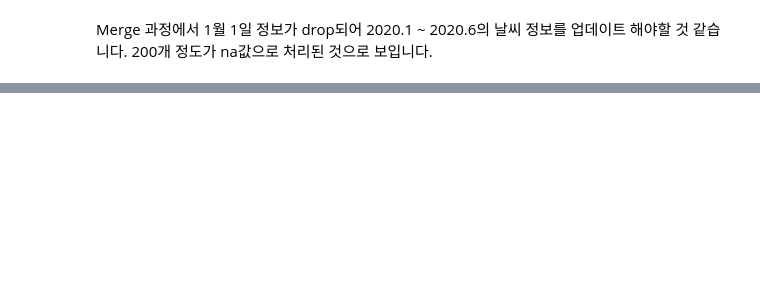
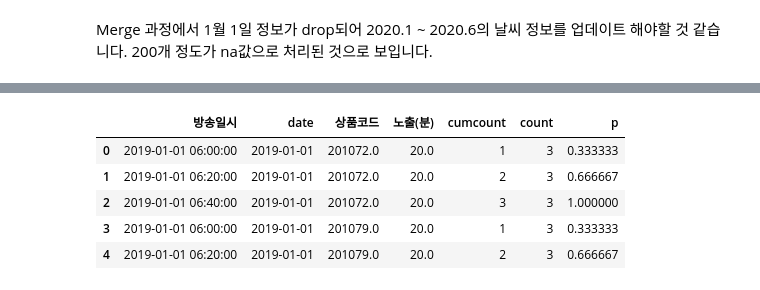
Before and after one commit to Yeeun-Lee/big_contest_2020, a Jupyter notebook: prep/Merge.ipynb, the cells around one changed output, grey strips where cells are left out. Drawn from its saved outputs; the diff is of its cells as text; code cells hidden in the pictures; blank space fills up the shorter version.

```diff
--- a/prep/Merge.ipynb
+++ b/prep/Merge.ipynb
@@ -130,5 +152,6 @@ data1.head(2)
 # %%
-df = pd.merge(data1, weather, on = ['real_date', 'hour'])
+df = pd.merge(data1, weather, on = ['real_date', 'hour'], how = 'outer')
+df = df.loc[df['real_date']<='2020-01-01'].dropna()
 display(df.head(2))
 display(df.tail(2))
 # %% [output]
@@ -159,0 +199,4 @@ def stage_transformer(real_time, code, date):
+# %%
+sample = df[['방송일시', 'date', '상품코드', '노출(분)']]
+sample['cumcount'] = df.groupby(['date', '상품코드'])['노출(분)'].cumcount()+1
+sample.head()
@@ -159,0 +214,5 @@ def stage_transformer(real_time, code, date):
+# %%
+sample2 = df.groupby(['date', '상품코드'])['노출(분)'].count().reset_index()
+sample2.rename({'노출(분)' : 'count'}, axis = 1, inplace = True)
+
+sample2.head()
@@ -159,0 +236,10 @@ def stage_transformer(real_time, code, date):
+# %%
+sample['p'] = sample['cumcount']/sample['count']
+sample.head()
+# %% [output]
+|  | 방송일시 | date | 상품코드 | 노출(분) | cumcount | count | p |
+| 0 | 2019-01-01 06:00:00 | 2019-01-01 | 201072.0 | 20.0 | 1 | 3 | 0.333333 |
+| 1 | 2019-01-01 06:20:00 | 2019-01-01 | 201072.0 | 20.0 | 2 | 3 | 0.666667 |
+| 2 | 2019-01-01 06:40:00 | 2019-01-01 | 201072.0 | 20.0 | 3 | 3 | 1.000000 |
+| 3 | 2019-01-01 06:00:00 | 2019-01-01 | 201079.0 | 20.0 | 1 | 3 | 0.333333 |
+| 4 | 2019-01-01 06:20:00 | 2019-01-01 | 201079.0 | 20.0 | 2 | 3 | 0.666667 |
```
Also changed, not shown: parts of 20 cells of this notebook, 3 other files.
